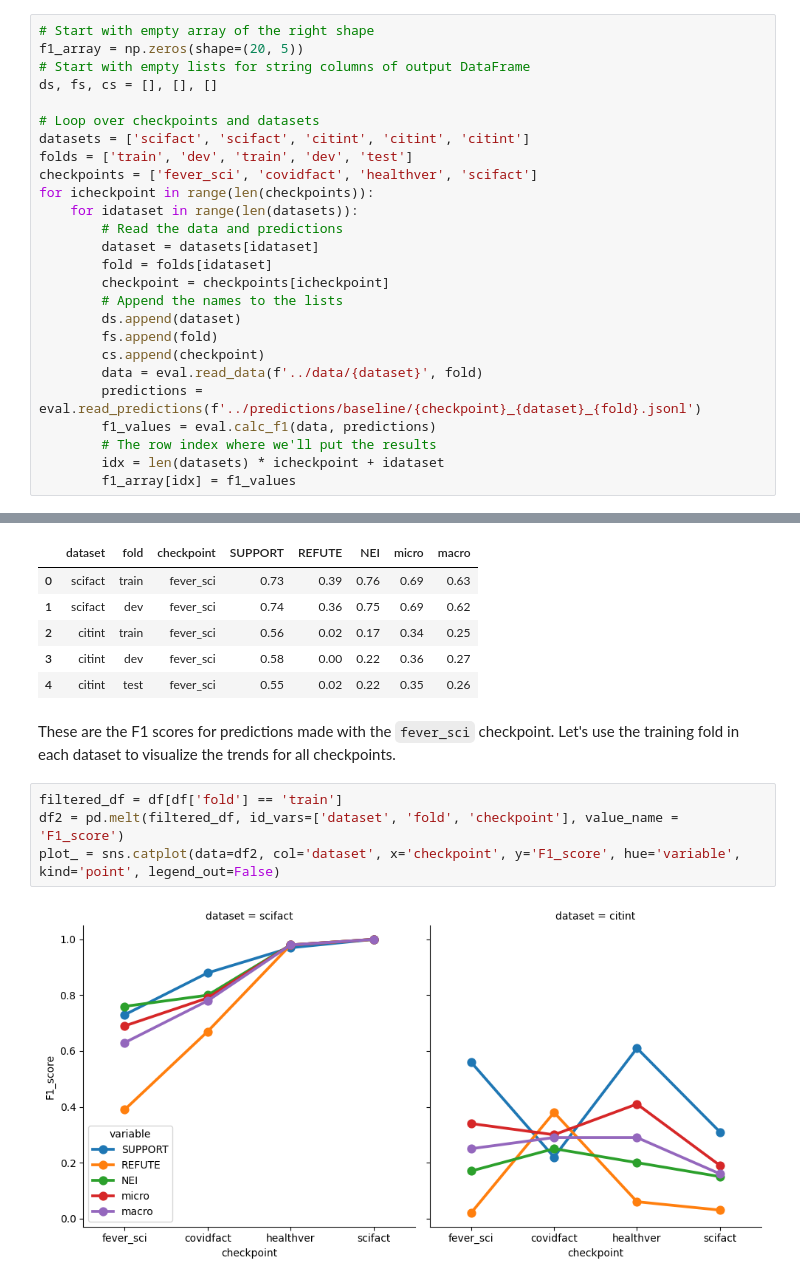
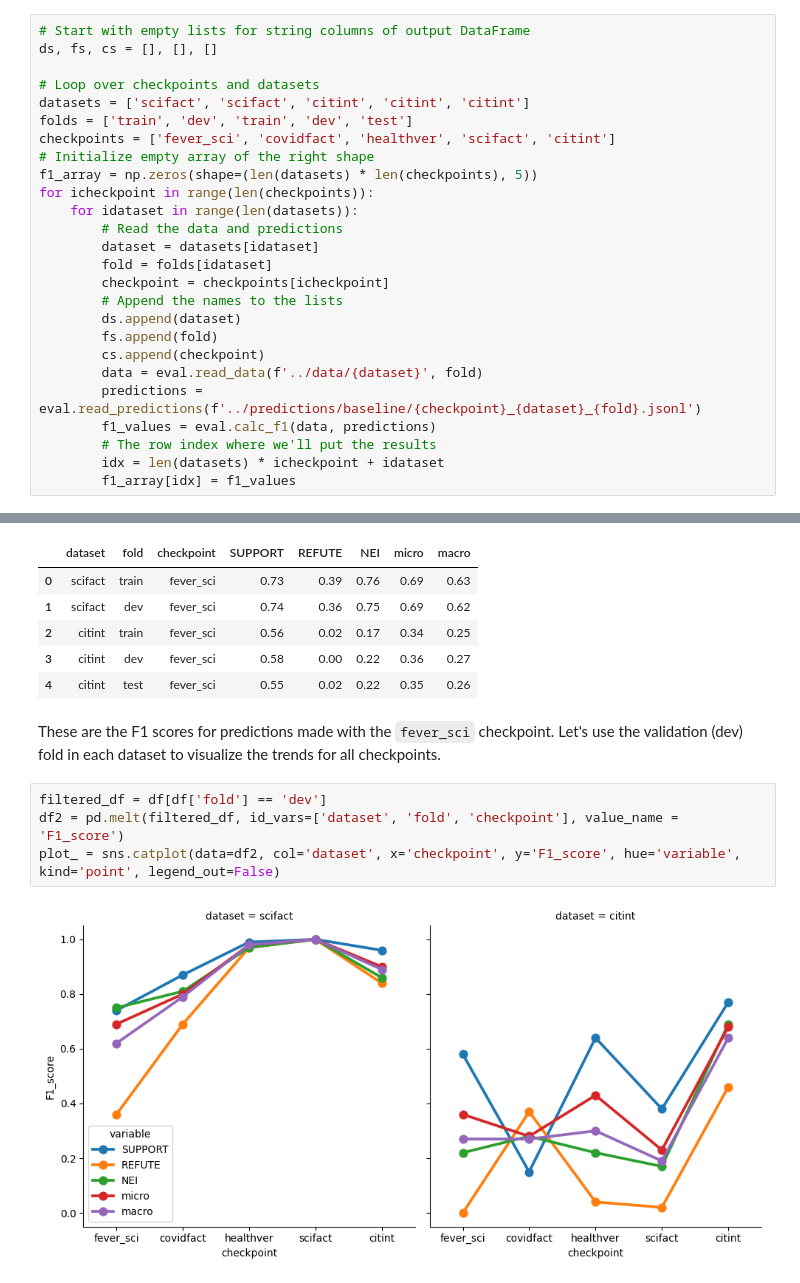
Before and after one commit to jedick/MLE-capstone-project, a Jupyter notebook: doc/07_Baselines.ipynb, the cells around one changed output, grey strips where cells are left out. Drawn from its saved outputs; the diff is of its cells as text.

Commit message:
Reorder claims in data/citint and add baseline from citint checkpoint

```diff
--- a/doc/07_Baselines.ipynb
+++ b/doc/07_Baselines.ipynb
@@ -30,15 +32,15 @@ import eval
 # %% [markdown]
 Calculate F1 scores for each combination of checkpoint, dataset, and fold.
 # %%
-# Start with empty array of the right shape
-f1_array = np.zeros(shape=(20, 5))
 # Start with empty lists for string columns of output DataFrame
 ds, fs, cs = [], [], []
 
 # Loop over checkpoints and datasets
 datasets = ['scifact', 'scifact', 'citint', 'citint', 'citint']
 folds = ['train', 'dev', 'train', 'dev', 'test']
-checkpoints = ['fever_sci', 'covidfact', 'healthver', 'scifact']
+checkpoints = ['fever_sci', 'covidfact', 'healthver', 'scifact', 'citint']
+# Initialize empty array of the right shape
+f1_array = np.zeros(shape=(len(datasets) * len(checkpoints), 5))
 for icheckpoint in range(len(checkpoints)):
     for idataset in range(len(datasets)):
         # Read the data and predictions
@@ -72,11 +74,11 @@ df.head()
 | 4 | citint | test | fever_sci | 0.55 | 0.02 | 0.22 | 0.35 | 0.26 |
 # %% [markdown]
 These are the F1 scores for predictions made with the `fever_sci` checkpoint.
-Let's use the training fold in each dataset to visualize the trends for all checkpoints.
+Let's use the validation (dev) fold in each dataset to visualize the trends for all checkpoints.
 # %%
-filtered_df = df[df['fold'] == 'train']
+filtered_df = df[df['fold'] == 'dev']
 df2 = pd.melt(filtered_df, id_vars=['dataset', 'fold', 'checkpoint'], value_name = 'F1_score')
 plot_ = sns.catplot(data=df2, col='dataset', x='checkpoint', y='F1_score', hue='variable', kind='point', legend_out=False)
 # %% [output]
-[figure, old version]
+[figure, new version]
 # %% [markdown]
```
Also changed, not shown: parts of 5 cells of this notebook, 28 other files.
